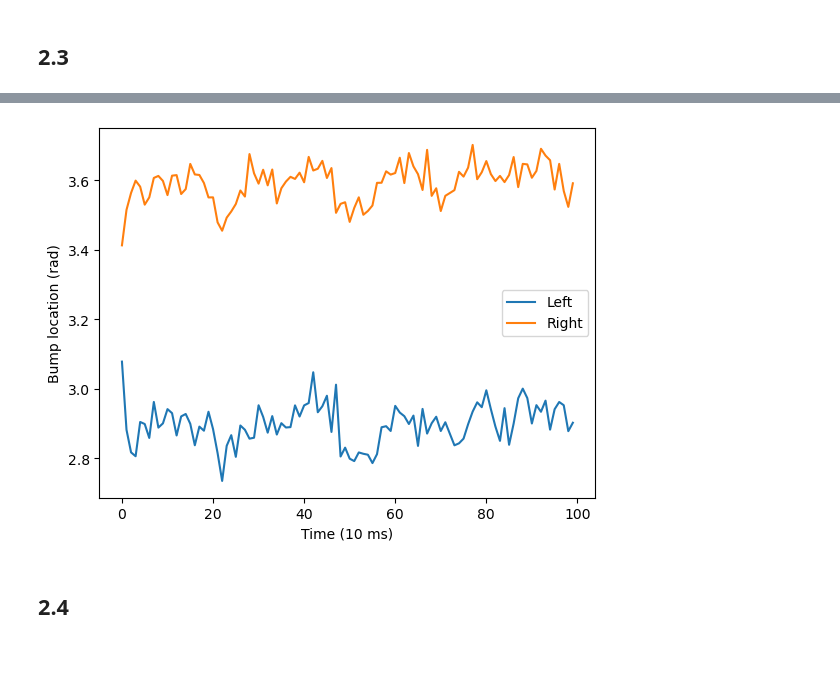
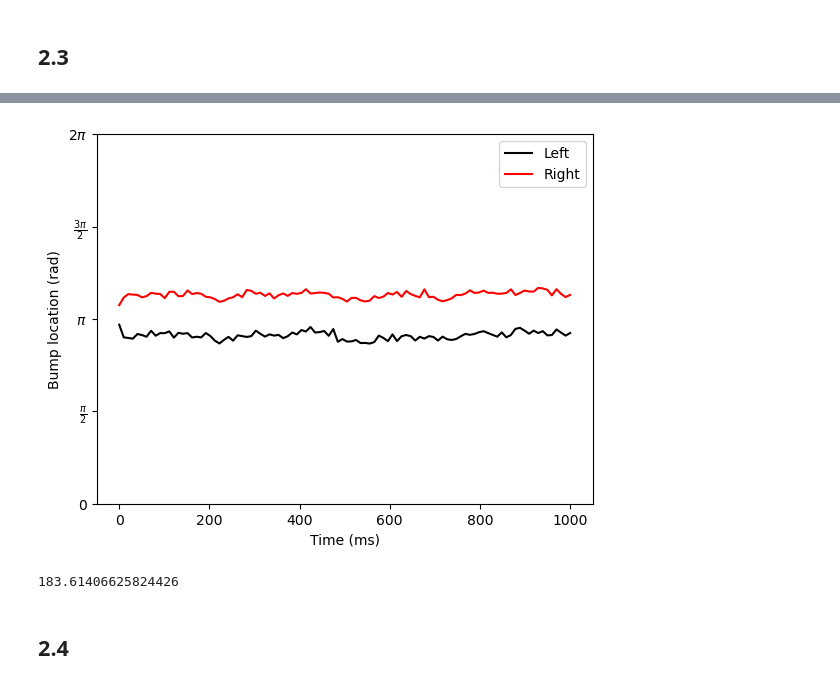
Before and after one commit to CamilleChallier/NX-465-Bump_Attractors, a Jupyter notebook: 2_integration.ipynb, the cells around one changed output, grey strips where cells are left out. Drawn from its saved outputs; the diff is of its cells as text; code cells hidden in the pictures; blank space fills up the shorter version.

```diff
--- a/2_integration.ipynb
+++ b/2_integration.ipynb
@@ -102,17 +114,22 @@ plt.show()
 # %%
-sL = bins_spike(sL, 10)# what is the threshold ??
-sR = bins_spike(sR, 10)
+sL10 = bins_spike(sL, 10)# what is the threshold ??
+sR10 = bins_spike(sR, 10)
 # %%
-from simulation import get_bump
-bump_locationR = get_bump(sR, N = ct.N)
-bump_locationL = get_bump(sL, N = ct.N)
-plt.plot(bump_locationL, label='Left')
-plt.plot(bump_locationR, label='Right')
-plt.xlabel('Time (10 ms)')
+bump_locationL = get_bump(sL10, N = ct.N)
+bump_locationR = get_bump(sR10, N = ct.N)
+plt.plot(np.linspace(0, ct.T, len(bump_locationL)), bump_locationL, label='Left', color='black')
+plt.plot(np.linspace(0, ct.T, len(bump_locationR)),bump_locationR, label='Right', color='red')
+plt.xlabel('Time (ms)')
 plt.ylabel('Bump location (rad)')
+plt.yticks(np.linspace(0,2*np.pi,5, endpoint=True), ['0', r'$\frac{\pi}{2}$', r'$\pi$', r'$\frac{3\pi}{2}$', r'$2\pi$'])
 plt.legend()
 plt.show()
 # %% [output]
-[figure, old version]
+[figure, new version]
+# %%
+# we expect the mean bump location to be around 180°
+print(np.mean(bump_locationL+bump_locationR)/np.pi*180)
+# %% [output]
+183.61406625824426
 # %% [markdown]
 ## 2.4
```
Also changed, not shown: parts of 7 cells of this notebook, 2 other files.
